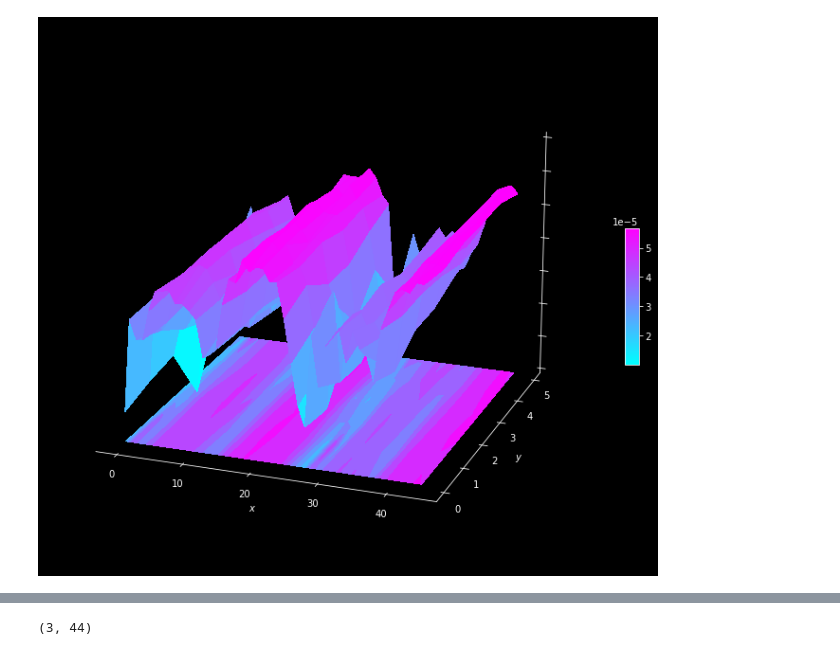
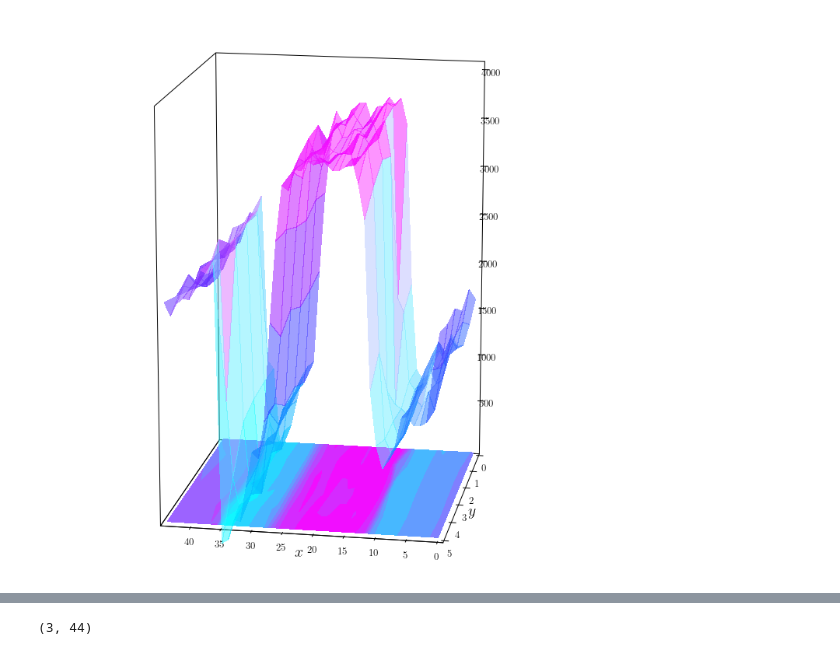
Before and after one commit to NanophotonIICOs/nanoiico-labs-data, a Jupyter notebook: notebooks/NSOM_grating_InP.ipynb, the cells around one changed output, grey strips where cells are left out. Cells and saved outputs as stored; diff of their text form; code cells hidden in the pictures.

```diff
--- a/notebooks/NSOM_grating_InP.ipynb
+++ b/notebooks/NSOM_grating_InP.ipynb
@@ -223,46 +217,105 @@ Z1   =  promlockin[yi:yf,xi:xf]
 # %%
+import numpy as np
+import matplotlib.pyplot as plt
+from matplotlib.gridspec import GridSpec
+from matplotlib import gridspec
 from matplotlib import cm
+import matplotlib.animation
 from mpl_toolkits.mplot3d import Axes3D
+import matplotlib.gridspec as gridspec
+from mpl_interactions import interactive_plot,interactive_axhline,interactive_imshow,indexer,interactive_title
+from lmfit import Model
+import mpl_interactions.ipyplot as iplt
+from scipy.signal import chirp, find_peaks, peak_widths
+from IPython.display import display
+from IPython.display import HTML
+from IPython.display import clear_output
+from matplotlib.colors import LightSource
+
+#plt.rcParams['figure.dpi']= 100
+plt.rcParams['text.usetex']  = True
+plt.rcParams['font.family']  = 'serif'
+plt.rcParams['axes.labelsize'] = 20
+plt.rcParams['axes.titlesize'] = 18
+plt.rcParams['lines.linewidth'] = 1
+plt.rcParams['grid.linewidth'] = 1
+plt.rcParams['savefig.pad_inches'] = 0
+plt.rcParams['xtick.labelsize']     = 13
+plt.rcParams['ytick.labelsize']     = 13
+plt.rcParams['axes.linewidth']      = 1
+plt.rcParams["xtick.minor.visible"] =  False
+plt.rcParams["xtick.major.size"]    =  10
+plt.rcParams["xtick.minor.size"]    =  5
+plt.rcParams["xtick.major.width"]   =  1
+plt.rcParams["xtick.minor.width"]   =  1
+plt.rcParams["xtick.direction"]     =  'in'
+plt.rcParams["ytick.minor.visible"] =  False
+plt.rcParams["ytick.major.size"]    =  10
+plt.rcParams["ytick.minor.size"]    =  5
+plt.rcParams["ytick.major.width"]   =  1
+plt.rcParams["ytick.minor.width"]   =  1
+plt.rcParams["ytick.direction"]     =  'in'
+plt.rcParams['legend.frameon']      = False
+
+datafmCorr=afmCorr(promafm)
+
+datafmCorr=datafmCorr-2000;
+datafmCorr=-datafmCorr
+xi=0;xf=datafmCorr.shape[1]
+yi=0;yf=datafmCorr.shape[0]
+nx, ny =datafmCorr.shape[1], datafmCorr.shape[0]
+X, Y = np.meshgrid(np.arange(0, nx, 1), np.arange(0, ny, 1))
+Z1   =  promafm[yi:yf,xi:xf]
+
+
 fig = plt.figure(figsize=(10,10))
 fig.subplots_adjust(left=0, bottom=0, right=1, top=1, wspace=0, hspace=0)
 
 #fig.canvas.layout.width = '100%'
 #fig.canvas.layout.height = '500px'
 ax = plt.axes(projection='3d')
-surf=ax.plot_surface(X, Y,Z1,cmap=cm.cool, linewidth=1, antialiased=False)
+ax.force_zorder = True
+ls = LightSource(270, 45)
+
+rgb = ls.shade(Z1, cmap=cm.cool, vert_exag=1, blend_mode='soft')
+
+surf=ax.plot_surface(X, Y,Z1,cmap=cm.cool,facecolors=rgb,
+                       linewidth=0, antialiased=False,alpha=0.5 )
+# ax.scatter(X,Y,Z1,c=cm.jet(Z1/Z1.max()),cmap="jet",s=20,lw=0.1,zorder=10)
+ax.contourf(X,Y, Z1, zdir='z', offset=-50, cmap=cm.cool,alpha=1)
 ax.grid(False)
-
 ax.xaxis.pane.set_edgecolor('#000000')
 ax.xaxis.pane.set_linewidth(1)
 ax.yaxis.pane.set_edgecolor('#000000')
 ax.yaxis.pane.set_linewidth(1)
 ax.zaxis.pane.set_edgecolor('#000000')
 ax.zaxis.pane.set_linewidth(1)
 
 ax.xaxis.pane.set_alpha(1)
 ax.yaxis.pane.set_alpha(1)
 ax.zaxis.pane.set_alpha(1)
 
 ax.xaxis.pane.fill = False
 ax.yaxis.pane.fill = False
 ax.zaxis.pane.fill = False
+#ax.set_zticks([])
+ax.set_xlabel(r'$x$',labelpad=-7,loc='center')
+ax.set_ylabel(r'$y$',labelpad=-7,loc='center')
+ax.tick_params(axis='both',which='both',pad=0)
+# ax.set_yticks(ylbs)
+# ax.set_xticks(xlbs)
+# ax.set_xticklabels(xlbs,rotation=0 ,va='bottom',ha='center')
+# ax.set_yticklabels(ylbs,rotation=0 ,va='bottom',ha='center')
+ax.set_xlim(0,44)
+ax.set_ylim(0,5)
+ax.set_zlim(5,4000)
+ax.set_box_aspect([1,1,1.5])
+ax.view_init(azim=100,elev=15)
 
-ax.set_zticklabels([])
-ax.set_xlabel(r'$x$')
-ax.set_ylabel(r'$y$')
-ax.view_init(azim=-70,elev=20)
-
-ax.contourf(X, Y,Z1,zdir='R',cmap=cm.cool,offset=0)
-#ax.set_xlim(0,45)
-#ax.set_ylim(0,7)
-
-ax.set_zlim(0,7e-5)
-
-fig.colorbar(surf, shrink=0.2, aspect=10)
 
 plt.show()
 # %% [output]
-[figure, old version]
+[figure, new version]
 # %%
 xi=0;xf=datafmCorr.shape[1]
 yi=0;yf=datafmCorr.shape[0]
```
Also changed, not shown: parts of 9 cells of this notebook, 7 other files.
